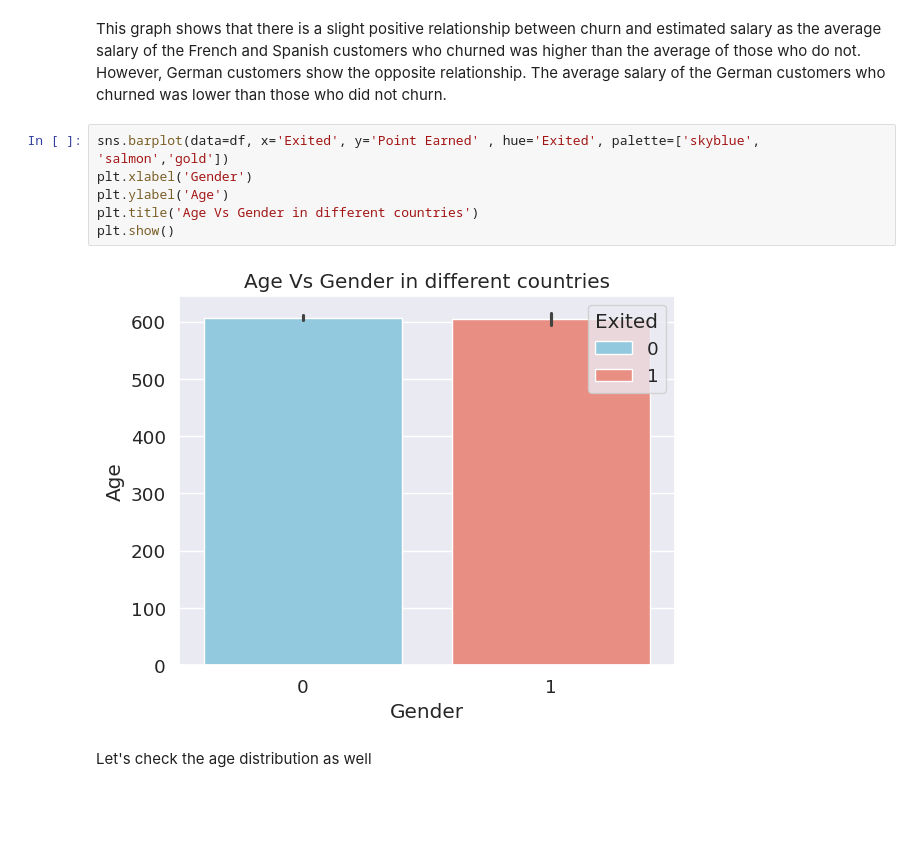
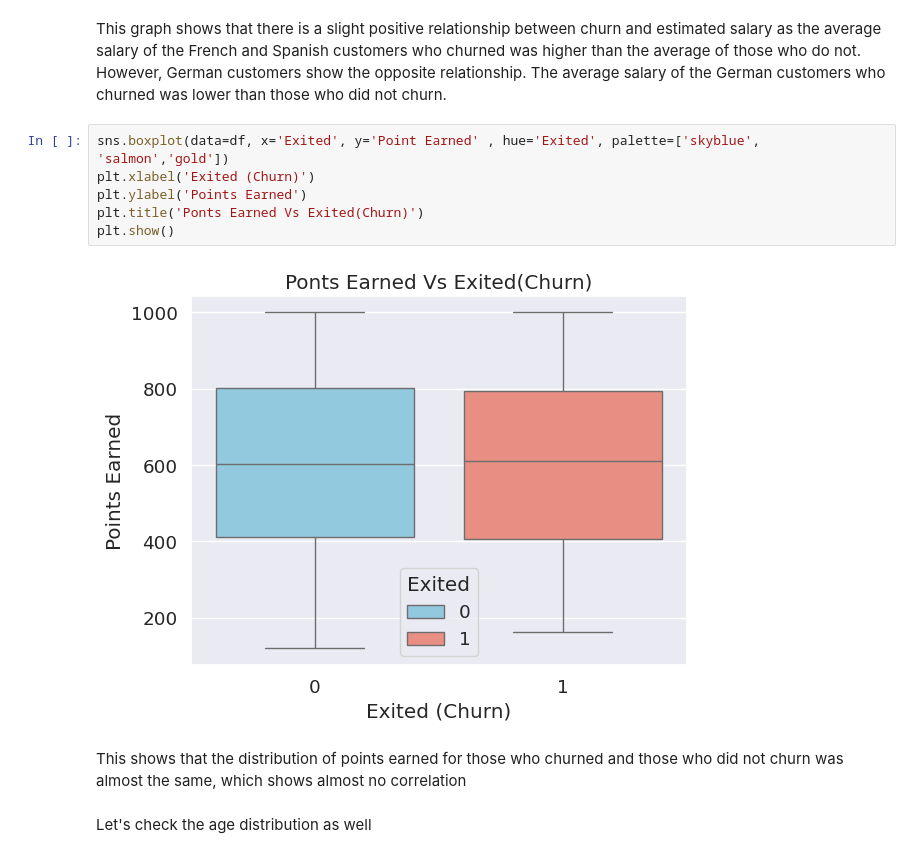
Before and after one commit to Jowayria-27/Artifical-Intelligence-Project, a Jupyter notebook: Customer_Churn.ipynb, the cells around one changed output. Drawn from its saved outputs; the diff is of its cells as text; blank space fills up the shorter version.

```diff
--- a/Customer_Churn.ipynb
+++ b/Customer_Churn.ipynb
@@ -542,13 +556,15 @@ plt.show()
 # %% [markdown]
 This graph shows that there is a slight positive relationship between churn and estimated salary as the average salary of the French and Spanish customers who churned was higher than the average of those who do not. However, German customers show the opposite relationship. The average salary of the German customers who churned was lower than those who did not churn.
 # %%
-sns.barplot(data=df, x='Exited', y='Point Earned' , hue='Exited', palette=['skyblue', 'salmon','gold'])
-plt.xlabel('Gender')
-plt.ylabel('Age')
-plt.title('Age Vs Gender in different countries')
+sns.boxplot(data=df, x='Exited', y='Point Earned' , hue='Exited', palette=['skyblue', 'salmon','gold'])
+plt.xlabel('Exited (Churn)')
+plt.ylabel('Points Earned')
+plt.title('Ponts Earned Vs Exited(Churn)')
 plt.show()
 # %% [output]
-[figure, old version]
+[figure, new version]
+# %% [markdown]
+This shows that the distribution of points earned for those who churned and those who did not churn was almost the same, which shows almost no correlation
 # %% [markdown]
 Let's check the age distribution as well
 # %%
```
Also changed, not shown: parts of 23 cells of this notebook.
